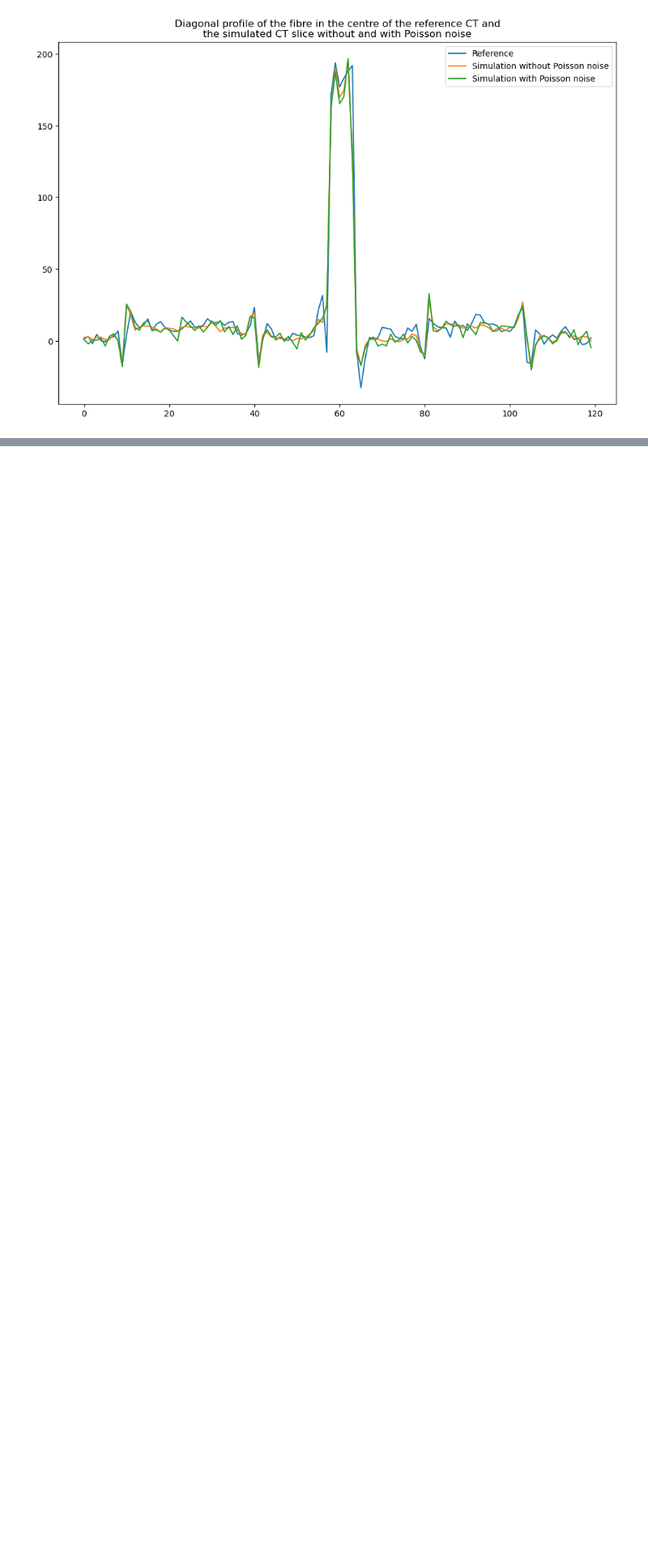
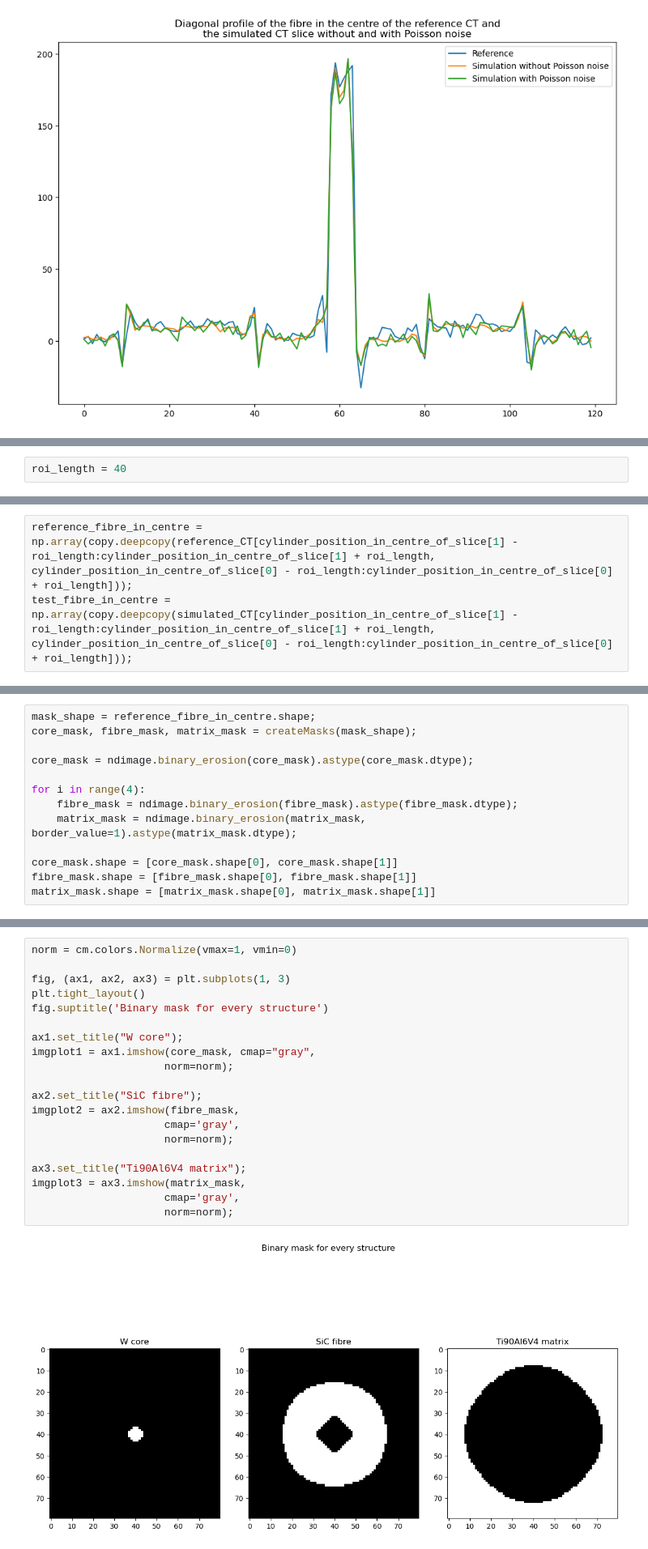
Before and after one commit to effepivi/CT2CAD-Fibres, a Jupyter notebook: tutorial/From_CT_acquisition_to_CAD_models.ipynb, the cells around one changed output, grey strips where cells are left out. Shown at 81% size. Cells and saved outputs as stored; diff of their text form; blank space fills up the shorter version.

```diff
--- a/tutorial/From_CT_acquisition_to_CAD_models.ipynb
+++ b/tutorial/From_CT_acquisition_to_CAD_models.ipynb
@@ -2480,0 +2491,2 @@ plt.legend();
+# %%
+roi_length = 40
@@ -2480,0 +2495,3 @@ plt.legend();
+# %%
+reference_fibre_in_centre = np.array(copy.deepcopy(reference_CT[cylinder_position_in_centre_of_slice[1] - roi_length:cylinder_position_in_centre_of_slice[1] + roi_length, cylinder_position_in_centre_of_slice[0] - roi_length:cylinder_position_in_centre_of_slice[0] + roi_length]));
+test_fibre_in_centre = np.array(copy.deepcopy(simulated_CT[cylinder_position_in_centre_of_slice[1] - roi_length:cylinder_position_in_centre_of_slice[1] + roi_length, cylinder_position_in_centre_of_slice[0] - roi_length:cylinder_position_in_centre_of_slice[0] + roi_length]));
@@ -2480,0 +2538,13 @@ plt.legend();
+# %%
+mask_shape = reference_fibre_in_centre.shape;
+core_mask, fibre_mask, matrix_mask = createMasks(mask_shape);
+
+core_mask = ndimage.binary_erosion(core_mask).astype(core_mask.dtype);
+
+for i in range(4):
+    fibre_mask = ndimage.binary_erosion(fibre_mask).astype(fibre_mask.dtype);
+    matrix_mask = ndimage.binary_erosion(matrix_mask, border_value=1).astype(matrix_mask.dtype);
+
+core_mask.shape = [core_mask.shape[0], core_mask.shape[1]]
+fibre_mask.shape = [fibre_mask.shape[0], fibre_mask.shape[1]]
+matrix_mask.shape = [matrix_mask.shape[0], matrix_mask.shape[1]]
@@ -2480,0 +2559,22 @@ plt.legend();
+# %%
+norm = cm.colors.Normalize(vmax=1, vmin=0)
+
+fig, (ax1, ax2, ax3) = plt.subplots(1, 3)
+plt.tight_layout()
+fig.suptitle('Binary mask for every structure')
+
+ax1.set_title("W core");
+imgplot1 = ax1.imshow(core_mask, cmap="gray",
+                     norm=norm);
+
+ax2.set_title("SiC fibre");
+imgplot2 = ax2.imshow(fibre_mask,
+                     cmap='gray',
+                     norm=norm);
+
+ax3.set_title("Ti90Al6V4 matrix");
+imgplot3 = ax3.imshow(matrix_mask,
+                     cmap='gray',
+                     norm=norm);
+# %% [output]
+[figure, added]
```
Also changed, not shown: parts of 20 cells of this notebook, 2 other files.
